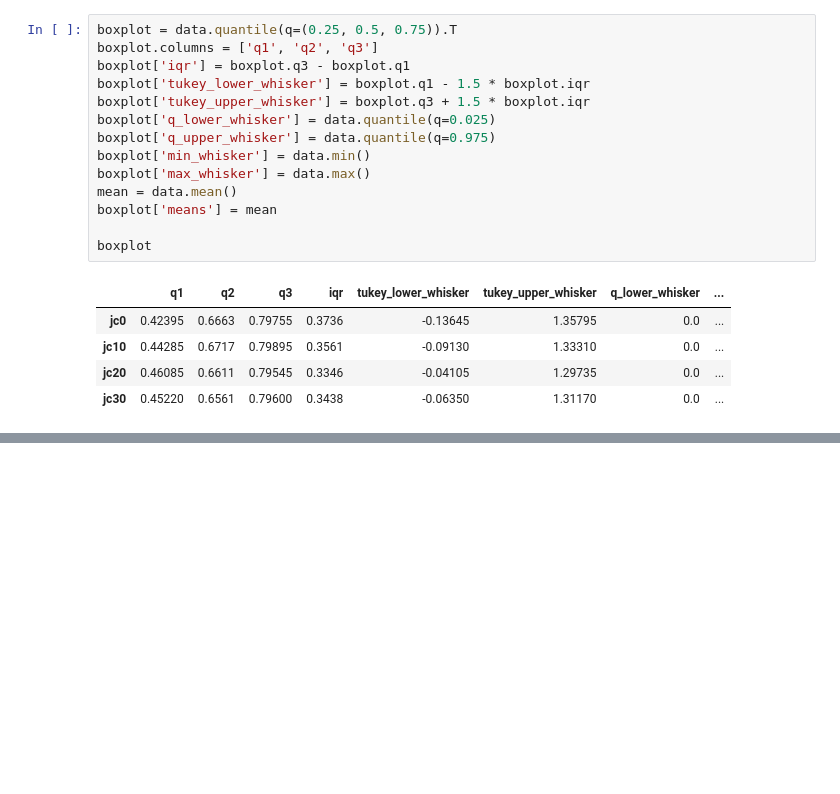
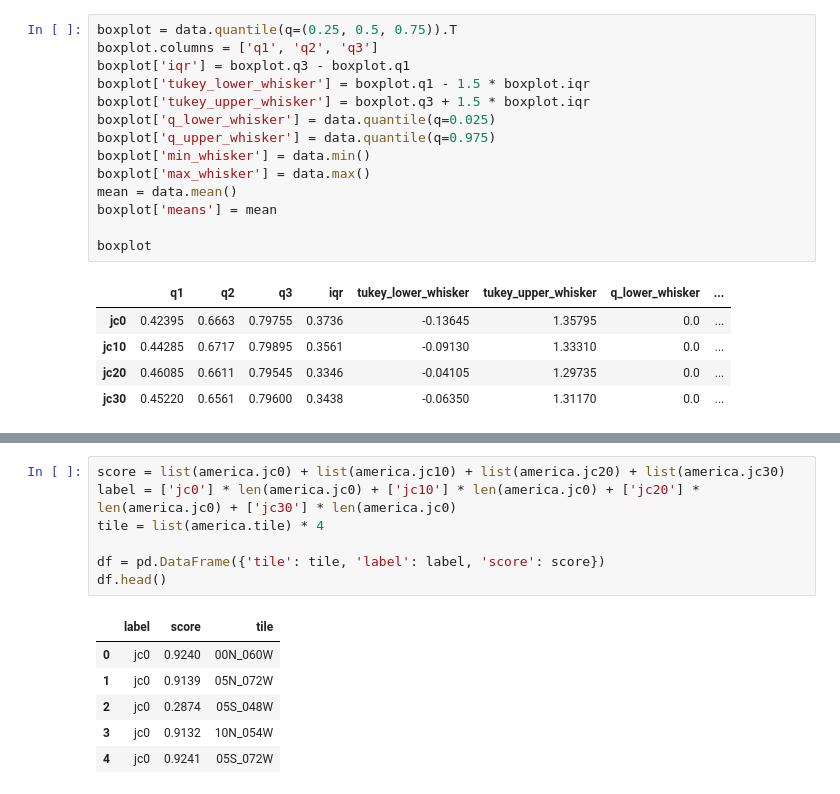
Before and after one commit to l5d1l5/tropicly, a Jupyter notebook: 5 Analysis.ipynb, the cells around one changed output, grey strips where cells are left out. Saved outputs shown, nothing was run; the diff lists cells and outputs as text; blank space fills up the shorter version.

```diff
--- a/5 Analysis.ipynb
+++ b/5 Analysis.ipynb
@@ -113,3 +133,17 @@ show(plot)
 # %% [output]
 [interactive output not drawn]
 [interactive output not drawn]
+# %%
+score = list(america.jc0) + list(america.jc10) + list(america.jc20) + list(america.jc30)
+label = ['jc0'] * len(america.jc0) + ['jc10'] * len(america.jc0) + ['jc20'] * len(america.jc0) + ['jc30'] * len(america.jc0)
+tile = list(america.tile) * 4
+
+df = pd.DataFrame({'tile': tile, 'label': label, 'score': score})
+df.head()
+# %% [output]
+|  | label | score | tile |
+| 0 | jc0 | 0.9240 | 00N_060W |
+| 1 | jc0 | 0.9139 | 05N_072W |
+| 2 | jc0 | 0.2874 | 05S_048W |
+| 3 | jc0 | 0.9132 | 10N_054W |
+| 4 | jc0 | 0.9241 | 05S_072W |
```
Also changed, not shown: parts of 3 cells of this notebook.
